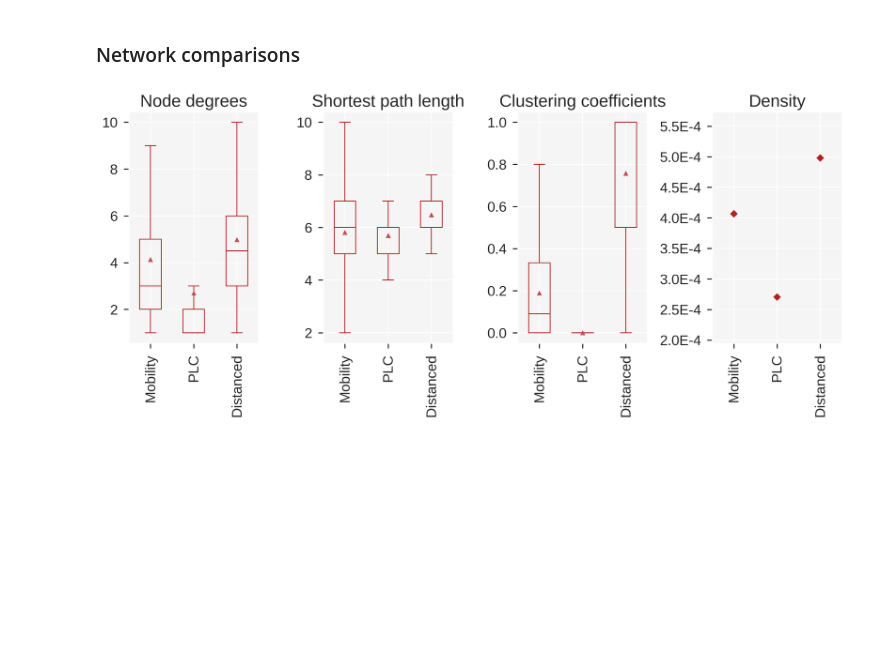
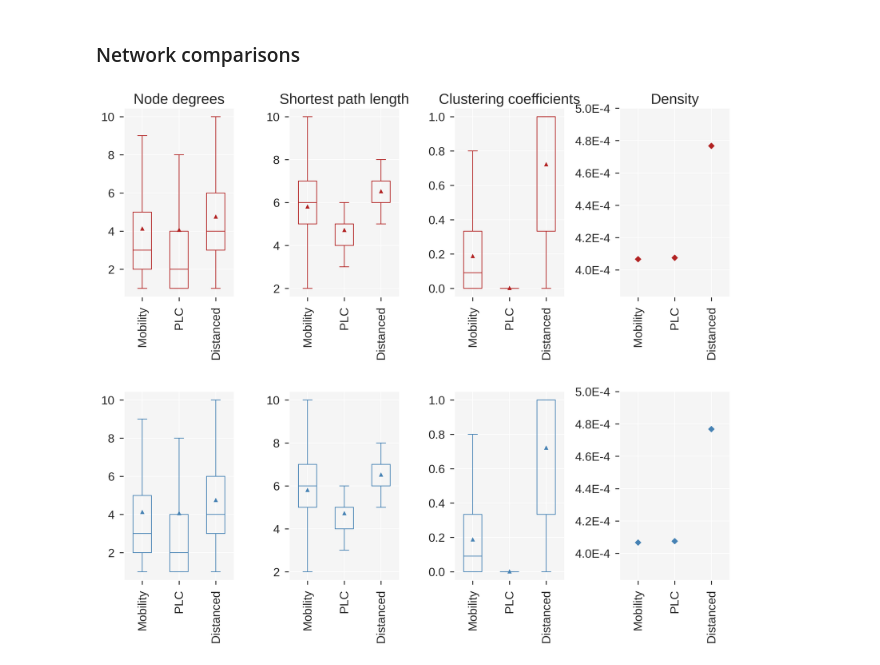
Before and after one commit to leo-pfeiffer/epi-sim, a Jupyter notebook: data_processing/network_analysis.ipynb, the cells around one changed output. Drawn from its saved outputs; the diff is of its cells as text; code cells hidden in the pictures; blank space fills up the shorter version.

```diff
--- a/data_processing/network_analysis.ipynb
+++ b/data_processing/network_analysis.ipynb
@@ -173,8 +183,8 @@ else:
 
     sp_dict_post = {}
     sp_dict_post['Mobility'] = calc_shortest_paths(g_post)
-    sp_dict_post['PLC'] = []
-    sp_dict_post['Distanced'] = []
+    sp_dict_post['PLC'] = calc_shortest_paths(plc_post)
+    sp_dict_post['Distanced'] = calc_shortest_paths(distanced_post)
 
     pickle.dump(sp_dict_pre, open(f'{OUT}sp_dict_pre.pkl', 'wb'))
     pickle.dump(sp_dict_post, open(f'{OUT}sp_dict_post.pkl', 'wb'))
@@ -259,6 +268,10 @@ def set_boxplot_color(bp, color):
     for cat in bp:
         for i in range(len(bp[cat])):
             bp[cat][i].set_color(color)
+            try:
+                bp[cat][i].set_markerfacecolor(color)
+            except AttributeError:
+                pass
 # %% [markdown]
 Visualise the trip counts of the Patterns data and data from the Google COVID-19 Mobility Report.
 # %%
@@ -375,8 +388,11 @@ matplotlib.style.use('seaborn')
 matplotlib.rcParams['figure.dpi'] = 300
 seaborn.set_context('notebook', font_scale=1.5)
 
-fig, (ax1, ax2, ax3, ax4) = plt.subplots(1, 4, figsize=(15,5), facecolor='w',
-                                         gridspec_kw={'width_ratios': [1, 1, 1, 1]})
+fig, (r1, r2) = plt.subplots(2, 4, figsize=(15, 12), facecolor='w',
+                             gridspec_kw={'width_ratios': [1, 1, 1, 1]})
+
+ax1, ax2, ax3, ax4 = r1
+ax5, ax6, ax7, ax8 = r2
 
 # degrees
 bp = ax1.boxplot(degrees_dict_pre.values(), showfliers=False, widths=0.5, showmeans=True)
@@ -398,32 +414,74 @@ ax2.set_xticklabels(sp_dict_pre.keys(), rotation=90)
 
 # clustering coefficient
 bp = ax3.boxplot(clustering_dict_pre.values(), showfliers=False, widths=0.5, showmeans=True)
 set_boxplot_color(bp, 'firebrick')
 
 ax3.set_facecolor('#F5F5F5')
 ax3.set_title('Clustering coefficients', fontsize=20)
 ax3.set_xticks([i+1 for i in range(len(clustering_dict_pre))])
 ax3.set_xticklabels(clustering_dict_pre.keys(), rotation=90)
 
 # density
 medianprops = dict(linewidth=4, marker='D')
 bp = ax4.boxplot(density_dict_pre.values(), showfliers=False, medianprops=medianprops, widths=0.01)
 set_boxplot_color(bp, 'firebrick')
 
 val_min = min([x for l in density_dict_pre.values() for x in l])
 val_max = max([x for l in density_dict_pre.values() for x in l])
 margin = (val_max - val_min) / 3
 
 fmt = lambda x, _: '{:.1f}'.format(x*10000) + 'E-4'
 
 ax4.set_ylim(val_min - margin, val_max + margin)
 ax4.yaxis.set_major_formatter(fmt)
 ax4.set_facecolor('#F5F5F5')
 ax4.set_title('Density', fontsize=20)
 ax4.set_xticks([i+1 for i in range(len(density_dict_pre))])
 ax4.set_xticklabels(density_dict_pre.keys(), rotation=90)
 
-plt.subplots_adjust(wspace=0.5)
+### 2nd row
+
+# degrees
+bp = ax5.boxplot(degrees_dict_pre.values(), showfliers=False, widths=0.5, showmeans=True)
+set_boxplot_color(bp, 'steelblue')
+
+ax5.set_facecolor('#F5F5F5')
+ax5.set_xticks([i+1 for i in range(len(degrees_dict_pre))])
+ax5.set_xticklabels(degrees_dict_pre.keys(), rotation=90)
+
+# shortest path
+bp = ax6.boxplot(sp_dict_pre.values(), showfliers=False, widths=0.5, showmeans=True)
+set_boxplot_color(bp, 'steelblue')
+
+ax6.set_facecolor('#F5F5F5')
+ax6.set_xticks([i+1 for i in range(len(sp_dict_pre))])
+ax6.set_xticklabels(sp_dict_pre.keys(), rotation=90)
+
+# clustering coefficient
+_ = bp = ax7.boxplot(clustering_dict_pre.values(), showfliers=False, widths=0.5, showmeans=True)
+set_boxplot_color(bp, 'steelblue')
+
+ax7.set_facecolor('#F5F5F5')
+ax7.set_xticks([i+1 for i in range(len(clustering_dict_pre))])
+ax7.set_xticklabels(clustering_dict_pre.keys(), rotation=90)
+
+# density
+medianprops = dict(linewidth=4, marker='D')
+bp = ax8.boxplot(density_dict_pre.values(), showfliers=False, medianprops=medianprops, widths=0.01)
+set_boxplot_color(bp, 'steelblue')
+
+val_min = min([x for l in density_dict_pre.values() for x in l])
+val_max = max([x for l in density_dict_pre.values() for x in l])
+margin = (val_max - val_min) / 3
+
+ax8.set_ylim(val_min - margin, val_max + margin)
+ax8.yaxis.set_major_formatter(fmt)
+ax8.set_facecolor('#F5F5F5')
+ax8.set_xticks([i+1 for i in range(len(density_dict_pre))])
+ax8.set_xticklabels(density_dict_pre.keys(), rotation=90)
+
+plt.subplots_adjust(wspace=0.5, hspace=0.5)
+plt.savefig(f'{GRAPHICS}comparison-network-metrics.png', bbox_inches="tight")
 plt.show()
 # %% [output]
-[figure, old version]
+[figure, new version]
```
Also changed, not shown: parts of 7 cells of this notebook.
